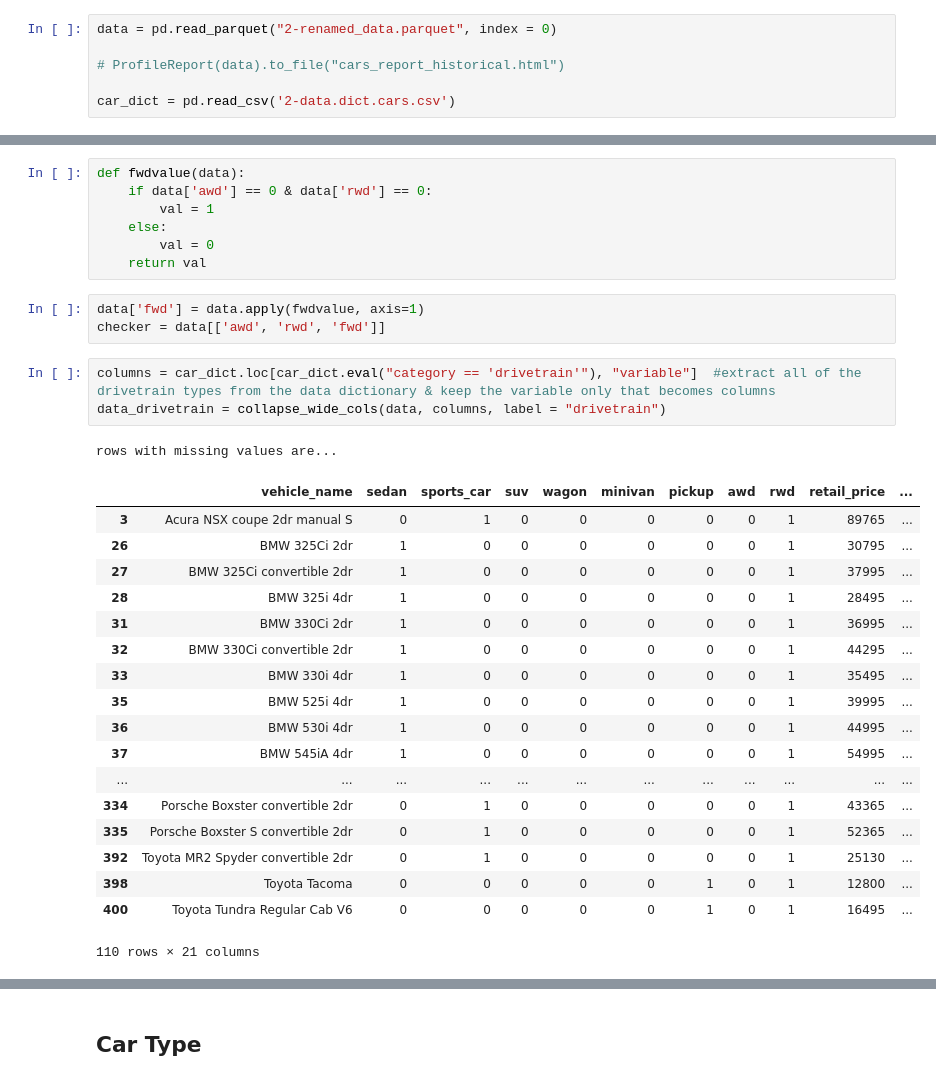
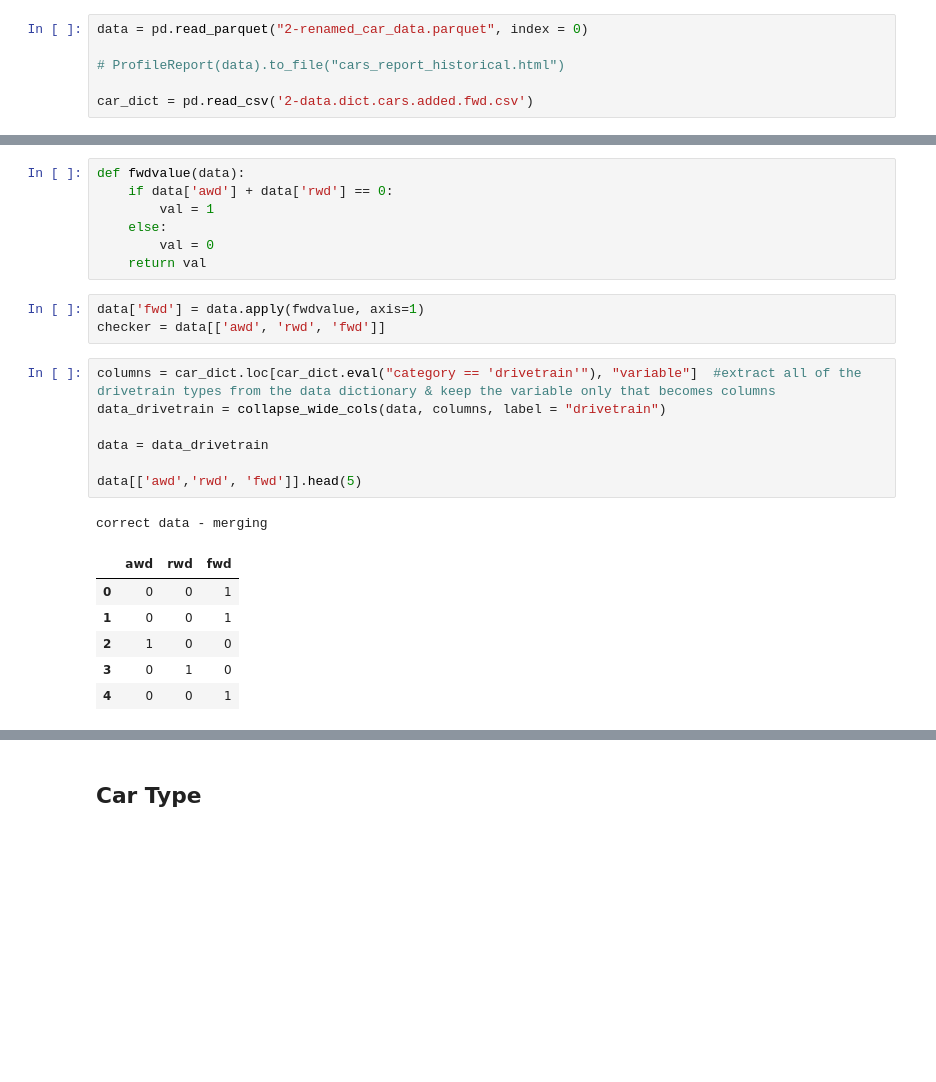
Before and after one commit to emcbride09/Lin_reg_car_data_project, a Jupyter notebook: 3-feature engineering.ipynb, the cells around one changed output, grey strips where cells are left out. Saved outputs shown, nothing was run; the diff lists cells and outputs as text; blank space fills up the shorter version.

```diff
--- a/3-feature engineering.ipynb
+++ b/3-feature engineering.ipynb
@@ -7,11 +7,11 @@ import pandas as pd
 import matplotlib.pyplot as plt
 import seaborn as sns
 # %%
-data = pd.read_parquet("2-renamed_data.parquet", index = 0)
+data = pd.read_parquet("2-renamed_car_data.parquet", index = 0)
 
 # ProfileReport(data).to_file("cars_report_historical.html")
 
-car_dict = pd.read_csv('2-data.dict.cars.csv')
+car_dict = pd.read_csv('2-data.dict.cars.added.fwd.csv')
 # %% [markdown]
 To Pickup tomorrow 7/12:
 1. set the datasets to be picked up here, created from 2
@@ -99,7 +76,7 @@ Correct, there are no drivetrain values in these cars. Need to build a new fwd f
 car_dict = pd.read_csv('2-data.dict.cars.added.fwd.csv')
 # %%
 def fwdvalue(data):
-    if data['awd'] == 0 & data['rwd'] == 0:
+    if data['awd'] + data['rwd'] == 0:
         val = 1
     else:
         val = 0
@@ -110,23 +87,15 @@ checker = data[['awd', 'rwd', 'fwd']]
 # %%
 columns = car_dict.loc[car_dict.eval("category == 'drivetrain'"), "variable"]  #extract all of the drivetrain types from the data dictionary & keep the variable only that becomes columns
 data_drivetrain = collapse_wide_cols(data, columns, label = "drivetrain")
+
+data = data_drivetrain
+
+data[['awd','rwd', 'fwd']].head(5)
 # %% [output]
-rows with missing values are...
+correct data - merging
-|  | vehicle_name | sedan | sports_car | suv | wagon | minivan | pickup | awd | rwd | retail_price | ... |
-| 3 | Acura NSX coupe 2dr manual S | 0 | 1 | 0 | 0 | 0 | 0 | 0 | 1 | 89765 | ... |
-| 26 | BMW 325Ci 2dr | 1 | 0 | 0 | 0 | 0 | 0 | 0 | 1 | 30795 | ... |
-| 27 | BMW 325Ci convertible 2dr | 1 | 0 | 0 | 0 | 0 | 0 | 0 | 1 | 37995 | ... |
-| 28 | BMW 325i 4dr | 1 | 0 | 0 | 0 | 0 | 0 | 0 | 1 | 28495 | ... |
-| 31 | BMW 330Ci 2dr | 1 | 0 | 0 | 0 | 0 | 0 | 0 | 1 | 36995 | ... |
-| 32 | BMW 330Ci convertible 2dr | 1 | 0 | 0 | 0 | 0 | 0 | 0 | 1 | 44295 | ... |
-| 33 | BMW 330i 4dr | 1 | 0 | 0 | 0 | 0 | 0 | 0 | 1 | 35495 | ... |
-| 35 | BMW 525i 4dr | 1 | 0 | 0 | 0 | 0 | 0 | 0 | 1 | 39995 | ... |
-| 36 | BMW 530i 4dr | 1 | 0 | 0 | 0 | 0 | 0 | 0 | 1 | 44995 | ... |
-| 37 | BMW 545iA 4dr | 1 | 0 | 0 | 0 | 0 | 0 | 0 | 1 | 54995 | ... |
-| ... | ... | ... | ... | ... | ... | ... | ... | ... | ... | ... | ... |
-| 334 | Porsche Boxster convertible 2dr | 0 | 1 | 0 | 0 | 0 | 0 | 0 | 1 | 43365 | ... |
-| 335 | Porsche Boxster S convertible 2dr | 0 | 1 | 0 | 0 | 0 | 0 | 0 | 1 | 52365 | ... |
-| 392 | Toyota MR2 Spyder convertible 2dr | 0 | 1 | 0 | 0 | 0 | 0 | 0 | 1 | 25130 | ... |
-| 398 | Toyota Tacoma | 0 | 0 | 0 | 0 | 0 | 1 | 0 | 1 | 12800 | ... |
-| 400 | Toyota Tundra Regular Cab V6 | 0 | 0 | 0 | 0 | 0 | 1 | 0 | 1 | 16495 | ... |
+|  | awd | rwd | fwd |
+| 0 | 0 | 0 | 1 |
+| 1 | 0 | 0 | 1 |
+| 2 | 1 | 0 | 0 |
+| 3 | 0 | 1 | 0 |
+| 4 | 0 | 0 | 1 |
-110 rows × 21 columns
```
Also changed, not shown: parts of 6 cells of this notebook, 3 other files.
